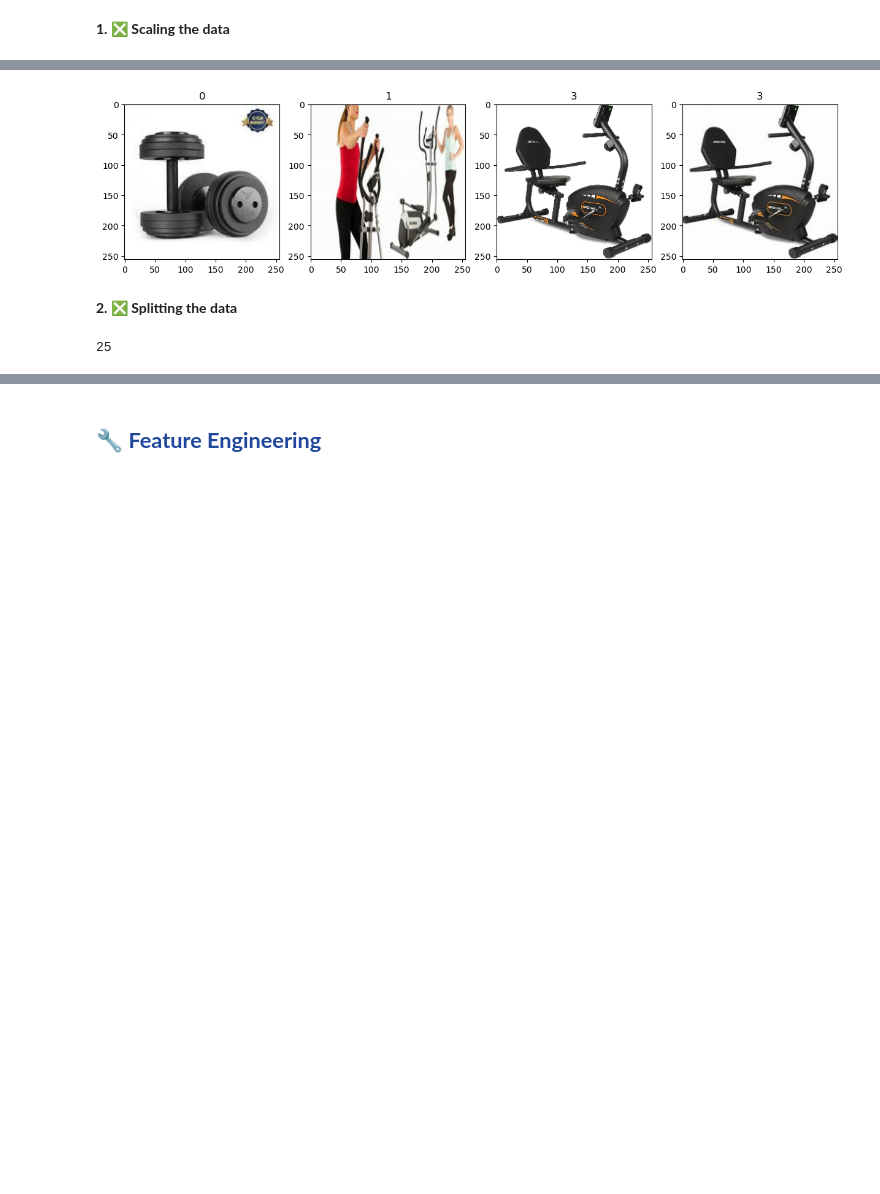
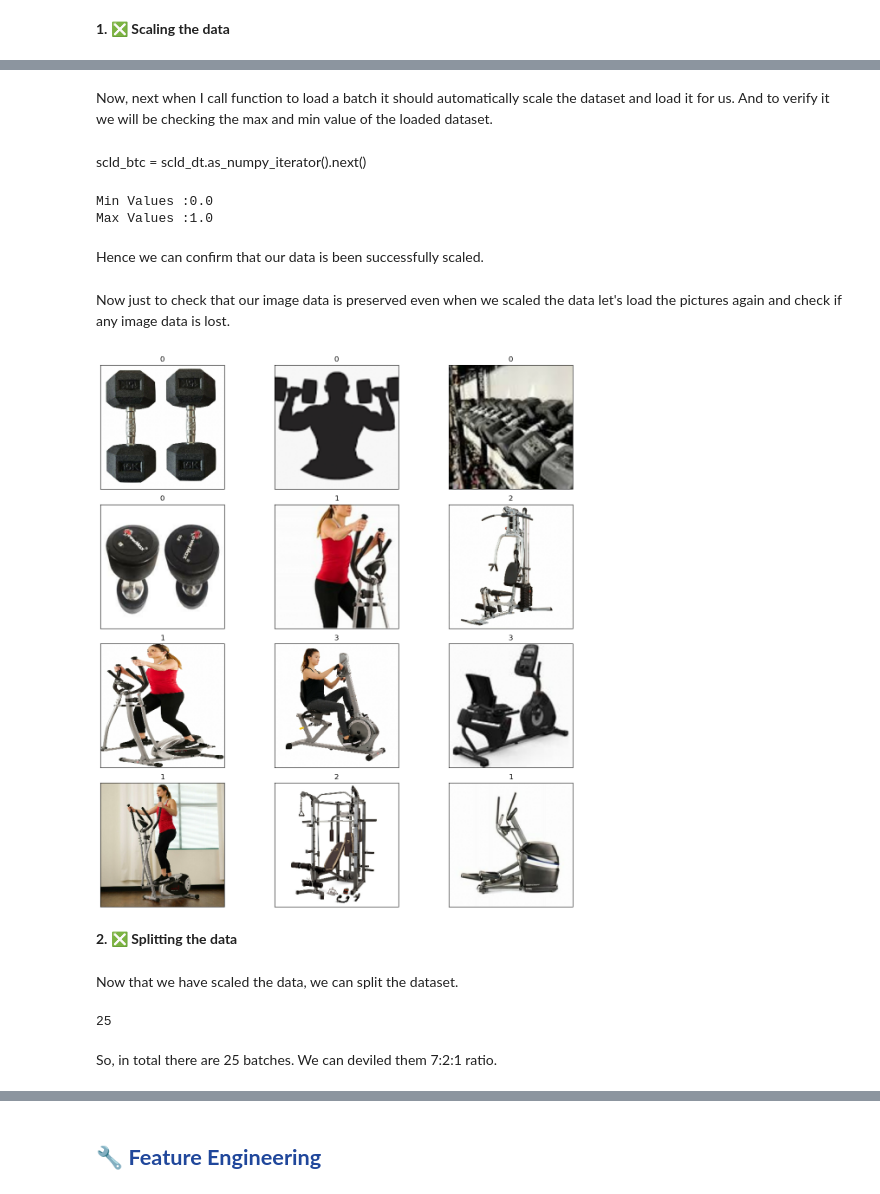
Before and after one commit to JasonJoel18/python-datascience-projects, a Jupyter notebook: 014. image_classification_project/pipeline/pipeline final.ipynb, the cells around one changed output, grey strips where cells are left out. Cells and saved outputs as stored; diff of their text form; code cells hidden in the pictures; blank space fills up the shorter version.

```diff
--- a/014. image_classification_project/pipeline/pipeline final.ipynb
+++ b/014. image_classification_project/pipeline/pipeline final.ipynb
@@ -161,7 +165,7 @@ plt.show()
 # %% [output]
 [figure]
 # %%
-data = tf.keras.utils.image_dataset_from_directory(dataset_dir)
+dt = tf.keras.utils.image_dataset_from_directory(dtst_dir)
 # %% [output]
 Found 792 files belonging to 4 classes.
 # %% [markdown]
@@ -175,13 +179,13 @@ For EDA I will be using the main data. Once data is normalized, I will be splitt
 
 Here one disadvantage that I saw is that we cannot view the image randomly. We need a iterator with loads the data in batches and then we can load the data. Let's view some of the images.
 # %%
-dt_itr = data.as_numpy_iterator()
+dt_itr = dt.as_numpy_iterator()
 dt_itr
 # %% [output]
 NumpyIterator(iterator=<tensorflow.python.data.ops.iterator_ops.OwnedIterator object at 0x...>)
 # %%
-batch = dt_itr.next()
-len(batch)
+btc_load = dt_itr.next()
+len(btc_load)
 # %% [output]
 2
 # %% [markdown]
@@ -213,7 +220,14 @@ eq_class= ['Dumbells',
 # %%
-fig, impt = plt.subplots(ncols=4, figsize= (15,15))
+fig, impt = plt.subplots(nrows=4, ncols=3, figsize= (13,13))
 
-for i, img in enumerate(batch[0][2:6]):
+impt = impt.flatten()
+
+for i, img in enumerate(btc_load[0][2:14]):
     impt[i].imshow(img.astype(int))
-    impt[i].title.set_text(batch[1][2:6][i])
+    impt[i].title.set_text(btc_load[1][2:14][i])
+    impt[i].set_xticks([])
+    impt[i].set_yticks([])
+
+plt.tight_layout()
+plt.show()
 # %% [output]
@@ -279,11 +281,34 @@ scaled_batch[0].max()
+# %% [markdown]
+Now, next when I call function to load a batch it should automatically scale the dataset and load it for us. And to verify it we will be checking the max and min value of the loaded dataset.
+# %% [markdown]
+scld_btc = scld_dt.as_numpy_iterator().next()
+# %%
+print(f'Min Values :{scld_btc[0].min()}')
+print(f'Max Values :{scld_btc[0].max ()}')
+# %% [output]
+Min Values :0.0
+Max Values :1.0
+# %% [markdown]
+Hence we can confirm that our data is been successfully scaled.
+# %% [markdown]
+Now just to check that our image data is preserved even when we scaled the data let's load the pictures again and check if any image data is lost.
 # %%
-fig, impt = plt.subplots(ncols=4, figsize= (15,15))
+fig, impt = plt.subplots(nrows=4, ncols=3, figsize= (13,13))
 
-for i, img in enumerate(scaled_batch[0][2:6]):
+impt = impt.flatten()
+
+for i, img in enumerate(scld_btc[0][2:14]):
     impt[i].imshow(img)
-    impt[i].title.set_text(scaled_batch[1][2:6][i])
+    impt[i].title.set_text(scld_btc[1][2:14][i])
+    impt[i].set_xticks([])
+    impt[i].set_yticks([])
+
+plt.tight_layout()
+plt.show()
 # %% [output]
-[figure, old version]
+[figure, new version]
 # %% [markdown]
 **2. ❎ Splitting the data**
+# %% [markdown]
+Now that we have scaled the data, we can split the dataset.
 # %%
@@ -291,3 +316,5 @@ len(data)
 # %% [output]
 25
+# %% [markdown]
+So, in total there are 25 batches. We can deviled them 7:2:1 ratio.
 # %%
```
Also changed, not shown: parts of 33 cells of this notebook, 8 other files.
